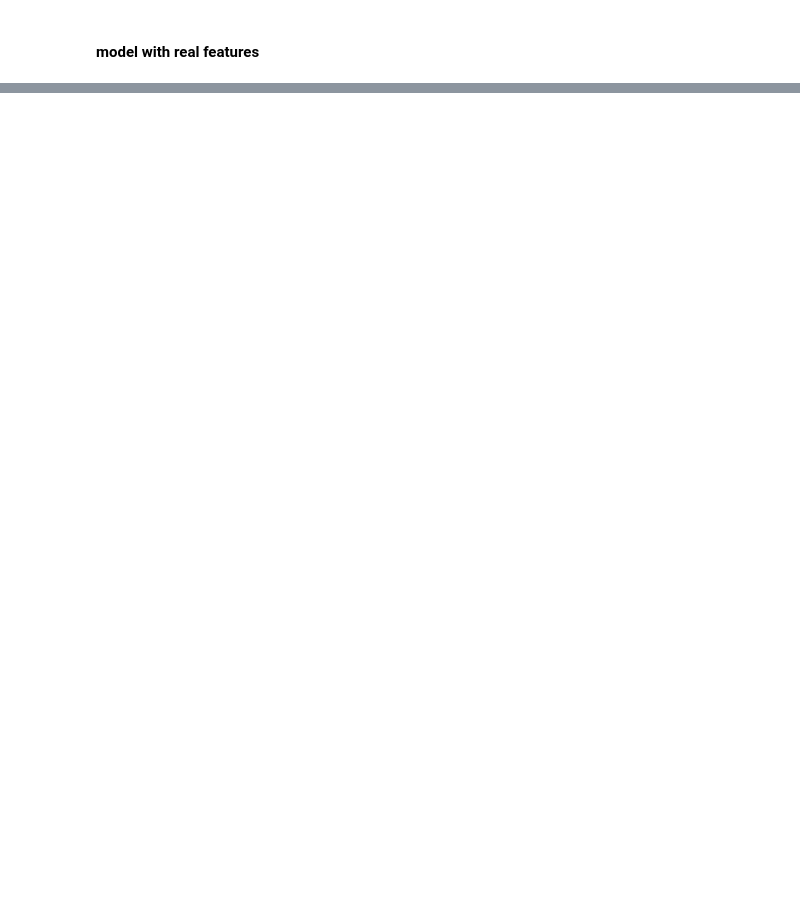
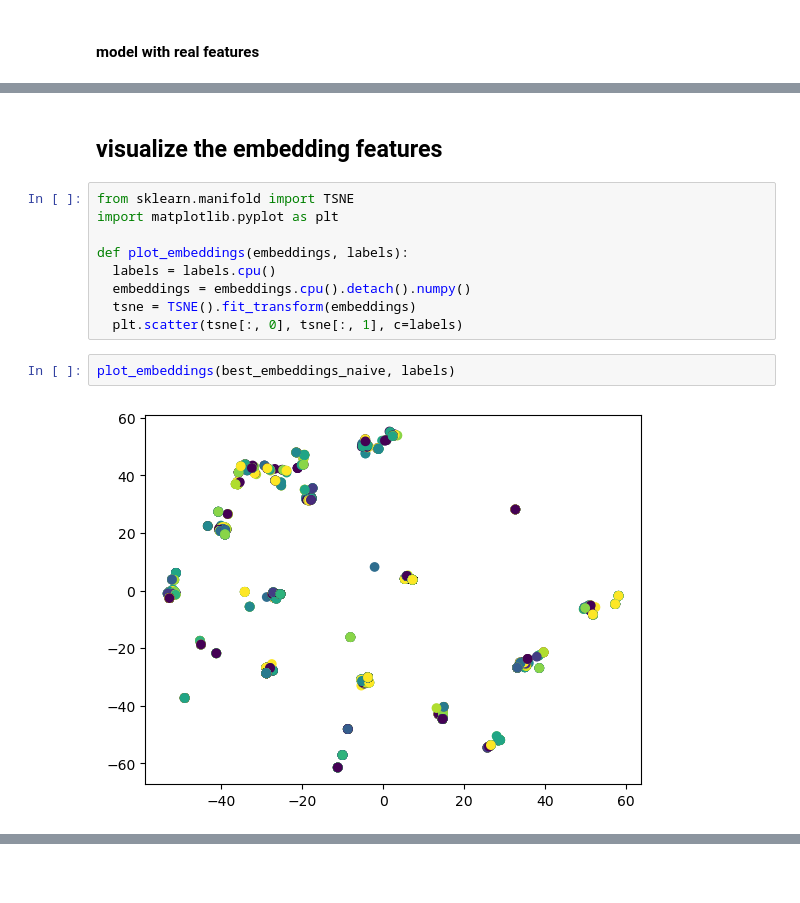
Before and after one commit to darkway-s/Graph_lasftm_asia, a Jupyter notebook: exp1.ipynb, the cells around one changed output, grey strips where cells are left out. Saved outputs shown, nothing was run; the diff lists cells and outputs as text; blank space fills up the shorter version.

Commit message:
add embedding visualization in each experiment

```diff
--- a/exp1.ipynb
+++ b/exp1.ipynb
@@ -224,0 +226,15 @@ Best val acc: 0.774, best test acc: 0.755
+# %% [markdown]
+## visualize the embedding features
+# %%
+from sklearn.manifold import TSNE
+import matplotlib.pyplot as plt
+
+def plot_embeddings(embeddings, labels):
+  labels = labels.cpu()
+  embeddings = embeddings.cpu().detach().numpy()
+  tsne = TSNE().fit_transform(embeddings)
+  plt.scatter(tsne[:, 0], tsne[:, 1], c=labels)
+# %%
+plot_embeddings(best_embeddings_naive, labels)
+# %% [output]
+[figure, added]
```
Also changed, not shown: parts of 5 cells of this notebook, 13 other files.
